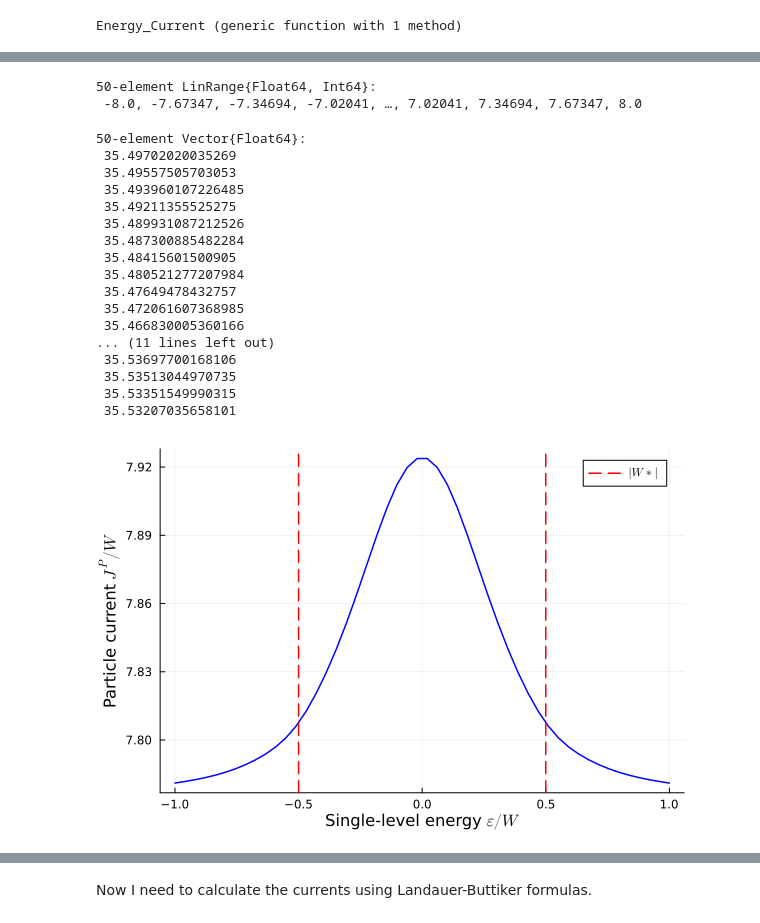
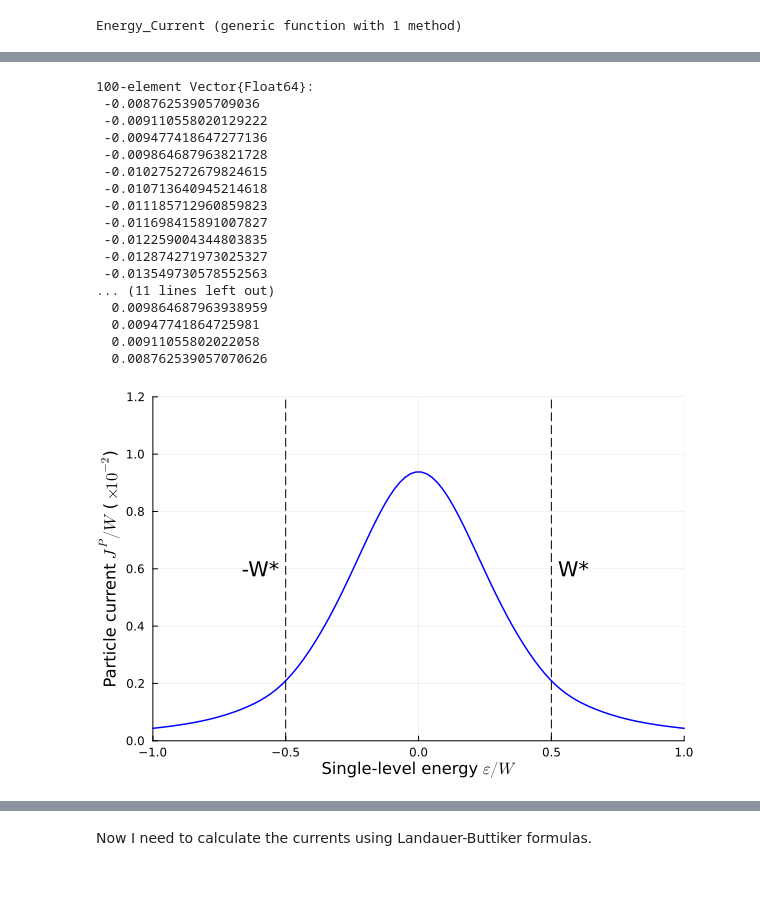
Before and after one commit to Joacop16/Tensor_Networks_for_Interacting_Quantum_Thermal_Machines, a Jupyter notebook: Main.ipynb, the cells around one changed output, grey strips where cells are left out. Cells and saved outputs as stored; diff of their text form; code cells hidden in the pictures; blank space fills up the shorter version.

```diff
--- a/Main.ipynb
+++ b/Main.ipynb
@@ -183,13 +115,34 @@ end
 # %% [output]
 Hamiltonian (generic function with 1 method)
 # %%
+function Hamiltonian(ε, εk_array_L, εk_array_R, Kp_array_L,  Kp_array_R)
+    M = length(εk_array_L) + 1 + length(εk_array_R) #L+D+R
+
+    H_Matrix = zeros(ComplexF64, M, M)
+    # H_Matrix = zeros(Float64, M, M)
+
+    εi = []
+    append!(εi, εk_array_L, ε, εk_array_R)
+
+    Kpi = []
+    append!(Kpi, Kp_array_L, ε, Kp_array_R)
+
+    for i = 1:M
+        H_Matrix[i,i] = εi[i]
+        H_Matrix[i, length(εk_array_L) + 1] = Kpi[i]
+        H_Matrix[length(εk_array_L) + 1, i] = conj(Kpi[i])
+    end
+
+    return H_Matrix
+end
+
 function Diagonalize_L_Generator(ε, εk_array, Kp_array, Γ_plus, Γ_minus)
 
     Λ = (Γ_minus + Γ_plus)/2
     Ω = (Γ_minus - Γ_plus)/2
 
     M = size(Γ_minus)[1]
-    L_Matrix = zeros(Complex{Float64}, 2*M, 2*M)
+    L_Matrix = zeros(ComplexF64, 2*M, 2*M)
 
     H_Matrix = Hamiltonian(ε, εk_array, εk_array, Kp_array,  Kp_array)
 
@@ -208,12 +161,12 @@ function Diagonalize_L_Generator(ε, εk_array, Kp_array, Γ_plus, Γ_minus)
     end
 
     #Let's check this diagonalization
-    isapprox(V*ε_matrix*inv(V), L_Matrix)
+    # println(isapprox(V*ε_matrix*inv(V), L_Matrix))
 
     return V, ε_matrix
 end
 
-Θ(x) = x >= 0 ? 1.0 : -1.0
+Θ(x) = x >= 0 ? 1.0 : 0
 
 function two_point_correlations(i,j, V, ε_matrix)
     V_inv = inv(V)
@@ -259,34 +212,33 @@ Particle_Current(0.5*W, εk_array, Kp_array, Γ_plus, Γ_minus, fk_array_L, γk_
-# %%
-onsite_energies = LinRange(-1,1, 50)*W
-# %% [output]
-50-element LinRange{Float64, Int64}:
- -8.0, -7.67347, -7.34694, -7.02041, …, 7.02041, 7.34694, 7.67347, 8.0
 # %%
-JP_array = [abs(Particle_Current(ε, εk_array, Kp_array, Γ_plus, Γ_minus, fk_array_L, γk_array)) for ε = onsite_energies]
-JE_array = [abs(Energy_Current(ε, εk_array, Kp_array, Γ_plus, Γ_minus, fk_array_L, γk_array)) for ε = onsite_energies]
+onsite_energies = LinRange(-1,1, 100)*W
+
+JP_array = [real(Particle_Current(ε, εk_array, Kp_array, Γ_plus, Γ_minus, fk_array_L, γk_array)) for ε = onsite_energies]
+JE_array = [real(Energy_Current(ε, εk_array, Kp_array, Γ_plus, Γ_minus, fk_array_L, γk_array)) for ε = onsite_energies]
 # %% [output]
-50-element Vector{Float64}:
- 35.49702020035269
- 35.49557505703053
- 35.493960107226485
- 35.49211355525275
- 35.489931087212526
- 35.487300885482284
- 35.48415601500905
- 35.480521277207984
- 35.47649478432757
- 35.472061607368985
- 35.466830005360166
+100-element Vector{Float64}:
+ -0.00876253905709036
+ -0.009110558020129222
+ -0.009477418647277136
+ -0.009864687963821728
+ -0.010275272679824615
+ -0.010713640945214618
+ -0.011185712960859823
+ -0.011698415891007827
+ -0.012259004344803835
+ -0.012874271973025327
+ -0.013549730578552563
 ... (11 lines left out)
- 35.53697700168106
- 35.53513044970735
- 35.53351549990315
- 35.53207035658101
+  0.009864687963938959
+  0.00947741864725981
+  0.00911055802022058
+  0.008762539057070626
 # %%
-plot(onsite_energies/W, JP_array,color = "blue", label = false, linewidth = 1.5)
+plot(onsite_energies/W, JP_array/W*100,color = "blue", label = false, linewidth = 1.5, xlims=(-1,1), ylims=(0,1.2), yticks=0:0.2:1.2)
 xlabel!("Single-level energy "*L"\epsilon / W")
-ylabel!("Particle current "*L"J^{P}/ W")
-vline!([-W_lin/W, W_lin/W], label = L"|W*|", color = "red", linewidth = 1.5, linestyle = :dash)
+ylabel!("Particle current "*L"J^{P}/W"*" ( "*L"\times 10^{-2}"*")")
+vline!([-W_lin/W, W_lin/W], label = false, color = "black", linewidth = 1, linestyle = :dash)
+annotate!(-0.5, 0.6, text("-W* ", :right))
+annotate!(0.5, 0.6, text(" W*", :left))
 # %% [output]
-[figure, old version]
+[figure, new version]
 # %%
```
Also changed, not shown: parts of 12 cells of this notebook.
